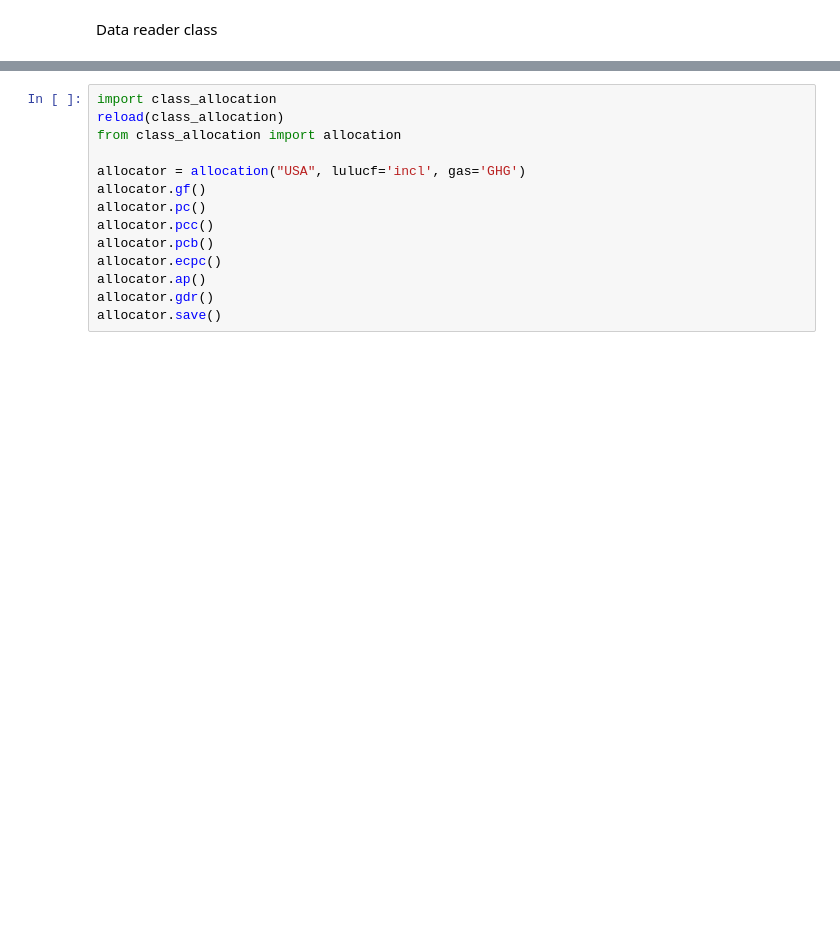
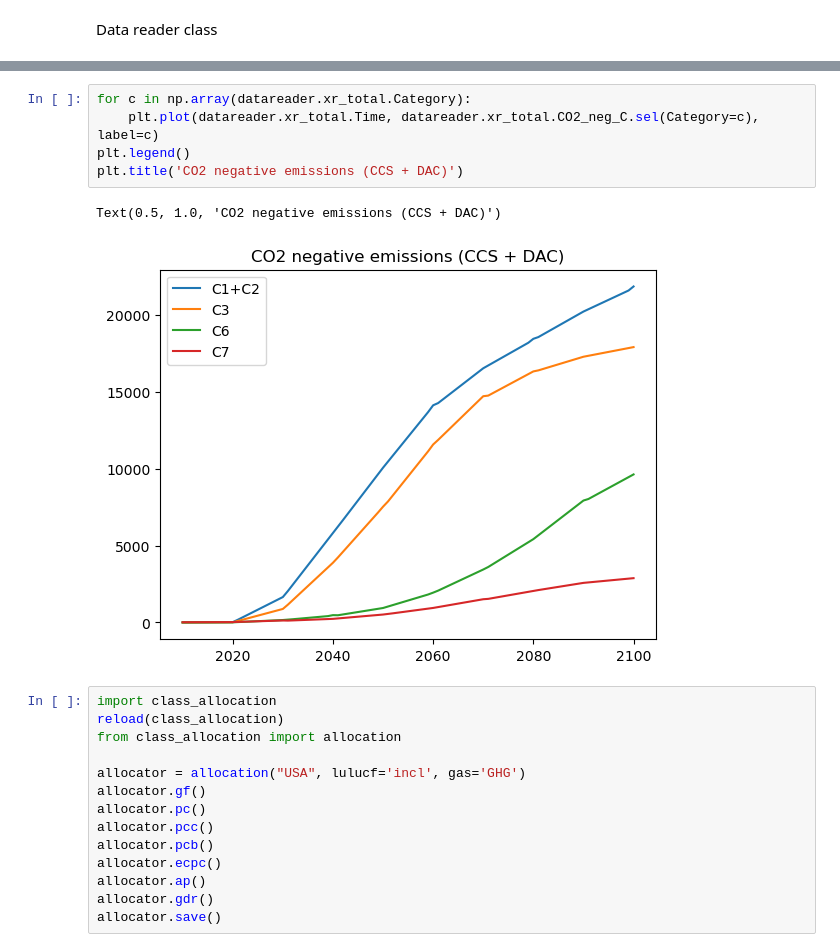
Before and after one commit to imagepbl/effort-sharing, a Jupyter notebook: Main.ipynb, the cells around one changed output, grey strips where cells are left out. Saved outputs shown, nothing was run; the diff lists cells and outputs as text; blank space fills up the shorter version.

```diff
--- a/Main.ipynb
+++ b/Main.ipynb
@@ -50,3 +71,11 @@ datareader.country_specific_datareaders()
+# %%
+for c in np.array(datareader.xr_total.Category):
+    plt.plot(datareader.xr_total.Time, datareader.xr_total.CO2_neg_C.sel(Category=c), label=c)
+plt.legend()
+plt.title('CO2 negative emissions (CCS + DAC)')
+# %% [output]
+Text(0.5, 1.0, 'CO2 negative emissions (CCS + DAC)')
+[figure, added]
 # %%
 import class_allocation
 reload(class_allocation)
```
Also changed, not shown: parts of 8 cells of this notebook, 8 other files.
